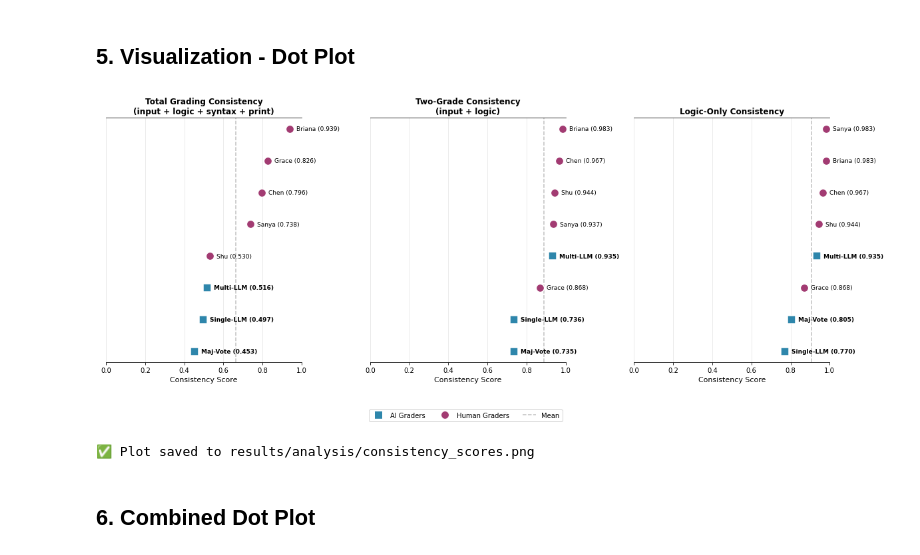
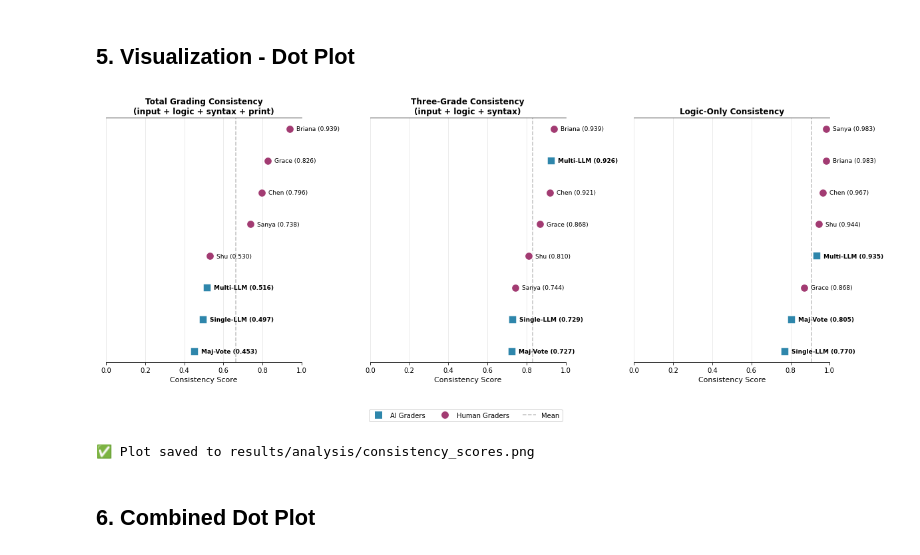
Before and after one commit to maobupa/multi-agent-autograder, a Jupyter notebook: consistency_analysis.ipynb, the cells around one changed output. Drawn from its saved outputs; the diff is of its cells as text; code cells hidden in the pictures.

Commit message:
added lenient grading prompt and relevant visualizations

```diff
--- a/consistency_analysis.ipynb
+++ b/consistency_analysis.ipynb
@@ -67,7 +78,8 @@ Total programs in multi-program clusters: 73
 # Define graders
 HUMAN_GRADERS = ['briana', 'chen', 'grace', 'sanya', 'shu']
 AI_GRADERS = ['initial', 'final', 'base']  # initial = single LLM, final = multi LLM, base = majority vote
-ALL_GRADERS = AI_GRADERS + HUMAN_GRADERS
+BASELINE_GRADERS = ['dummy']  # dummy = always gives perfect score (0 for all categories)
+ALL_GRADERS = AI_GRADERS + HUMAN_GRADERS + BASELINE_GRADERS
 
 # Define categories
 CATEGORIES = ['input', 'logic', 'syntax', 'print']
@@ -81,9 +93,11 @@ GRADER_NAMES = {
     'chen': 'Chen',
     'grace': 'Grace',
     'sanya': 'Sanya',
-    'shu': 'Shu'
+    'shu': 'Shu',
+    'dummy': 'All-Zero'  # Dummy baseline: always gives 0 (perfect) for all categories
 }
 
 print(f"Graders: {ALL_GRADERS}")
 print(f"Categories: {CATEGORIES}")
+print(f"Note: 'dummy' (All-Zero) is a baseline that gives perfect score (0) to every program")
 # %% [output]
@@ -164,6 +202,11 @@ for grader in ALL_GRADERS:
     # Total grading consistency (all 4 categories)
     total_score, total_consistent, total_pairs = calculate_consistency(
         grading_df, multi_program_clusters, grader, get_total_grade
+    )
+
+    # Three-grade consistency (input + logic + syntax, excluding print)
+    three_score, three_consistent, three_pairs = calculate_consistency(
+        grading_df, multi_program_clusters, grader, get_three_grade
     )
 
     # Two-grade consistency (input + logic only)
@@ -182,6 +225,9 @@ for grader in ALL_GRADERS:
         'total_consistency': total_score,
         'total_consistent_pairs': total_consistent,
         'total_pairs': total_pairs,
+        'three_consistency': three_score,
+        'three_consistent_pairs': three_consistent,
+        'three_pairs': three_pairs,
         'two_consistency': two_score,
         'two_consistent_pairs': two_consistent,
         'two_pairs': two_pairs,
@@ -193,6 +239,6 @@ for grader in ALL_GRADERS:
 
 results_df = pd.DataFrame(results)
 print("Consistency Scores:")
-print(results_df[['display_name', 'total_consistency', 'two_consistency', 'logic_consistency', 'total_pairs']].to_string(index=False))
+print(results_df[['display_name', 'total_consistency', 'three_consistency', 'two_consistency', 'logic_consistency', 'total_pairs']].to_string(index=False))
 # %% [output]
 Consistency Scores:
@@ -220,6 +267,13 @@ print("-"*70)
 for _, row in results_df.sort_values('total_consistency', ascending=False).iterrows():
     grader_type = "AI" if row['is_ai'] else "Human"
     print(f"  {row['display_name']:12s} [{grader_type:5s}]: {row['total_consistency']:.3f} ({row['total_consistent_pairs']}/{row['total_pairs']} pairs)")
+
+print("\n" + "-"*70)
+print("THREE-GRADE CONSISTENCY (input + logic + syntax)")
+print("-"*70)
+for _, row in results_df.sort_values('three_consistency', ascending=False).iterrows():
+    grader_type = "AI" if row['is_ai'] else "Human"
+    print(f"  {row['display_name']:12s} [{grader_type:5s}]: {row['three_consistency']:.3f} ({row['three_consistent_pairs']}/{row['three_pairs']} pairs)")
 
 print("\n" + "-"*70)
 print("TWO-GRADE CONSISTENCY (input + logic)")
@@ -247,6 +301,10 @@ print(f"\nTotal Grading Consistency:")
 print(f"  AI Graders Mean:    {ai_results['total_consistency'].mean():.3f}")
 print(f"  Human Graders Mean: {human_results['total_consistency'].mean():.3f}")
 
+print(f"\nThree-Grade Consistency (input + logic + syntax):")
+print(f"  AI Graders Mean:    {ai_results['three_consistency'].mean():.3f}")
+print(f"  Human Graders Mean: {human_results['three_consistency'].mean():.3f}")
+
 print(f"\nTwo-Grade Consistency (input + logic):")
 print(f"  AI Graders Mean:    {ai_results['two_consistency'].mean():.3f}")
 print(f"  Human Graders Mean: {human_results['two_consistency'].mean():.3f}")
@@ -284,7 +488,7 @@ human_color = '#A23B72'   # Purple for humans
 
 # Sort by consistency score for better visualization
 results_sorted_total = results_df.sort_values('total_consistency', ascending=True)
-results_sorted_two = results_df.sort_values('two_consistency', ascending=True)
+results_sorted_three = results_df.sort_values('three_consistency', ascending=True)
 results_sorted_logic = results_df.sort_values('logic_consistency', ascending=True)
 
 # --- Plot 1: Total Grading Consistency ---
@@ -312,25 +516,25 @@ ax1.grid(axis='x', alpha=0.3)
 ax1.spines['right'].set_visible(False)
 ax1.spines['left'].set_visible(False)
 
-# --- Plot 2: Two-Grade Consistency ---
+# --- Plot 2: Three-Grade Consistency ---
 ax2 = axes[1]
 
-for i, (_, row) in enumerate(results_sorted_two.iterrows()):
+for i, (_, row) in enumerate(results_sorted_three.iterrows()):
     color = ai_color if row['is_ai'] else human_color
     marker = 's' if row['is_ai'] else 'o'
-    ax2.scatter(row['two_consistency'], i, c=color, s=150, marker=marker,
+    ax2.scatter(row['three_consistency'], i, c=color, s=150, marker=marker,
                 edgecolors='white', linewidths=1.5, zorder=3)
-    ax2.annotate(f"{row['display_name']} ({row['two_consistency']:.3f})",
-                 xy=(row['two_consistency'], i),
+    ax2.annotate(f"{row['display_name']} ({row['three_consistency']:.3f})",
+                 xy=(row['three_consistency'], i),
                  xytext=(10, 0), textcoords='offset points',
                  fontsize=9, va='center', fontweight='bold' if row['is_ai'] else 'normal',
                  clip_on=False)
 
 ax2.set_yticks([])
 ax2.set_xlabel('Consistency Score', fontsize=11)
-ax2.set_title('Two-Grade Consistency\n(input + logic)', fontsize=12, fontweight='bold')
+ax2.set_title('Three-Grade Consistency\n(input + logic + syntax)', fontsize=12, fontweight='bold')
 ax2.set_xlim(0, 1)
-ax2.axvline(x=results_df['two_consistency'].mean(), color='gray', linestyle='--', alpha=0.5, label='Mean')
+ax2.axvline(x=results_df['three_consistency'].mean(), color='gray', linestyle='--', alpha=0.5, label='Mean')
 ax2.grid(axis='x', alpha=0.3)
 ax2.spines['right'].set_visible(False)
 ax2.spines['left'].set_visible(False)
@@ -346,34 +550,34 @@ for i, (_, row) in enumerate(results_sorted_logic.iterrows()):
     ax3.annotate(f"{row['display_name']} ({row['logic_consistency']:.3f})",
                  xy=(row['logic_consistency'], i),
                  xytext=(10, 0), textcoords='offset points',
                  fontsize=9, va='center', fontweight='bold' if row['is_ai'] else 'normal',
                  clip_on=False)
 
 ax3.set_yticks([])
 ax3.set_xlabel('Consistency Score', fontsize=11)
 ax3.set_title('Logic-Only Consistency', fontsize=12, fontweight='bold')
 ax3.set_xlim(0, 1)
 ax3.axvline(x=results_df['logic_consistency'].mean(), color='gray', linestyle='--', alpha=0.5, label='Mean')
 ax3.grid(axis='x', alpha=0.3)
 ax3.spines['right'].set_visible(False)
 ax3.spines['left'].set_visible(False)
 
 # Add legend
 legend_elements = [
     Line2D([0], [0], marker='s', color='w', markerfacecolor=ai_color, markersize=12, label='AI Graders'),
     Line2D([0], [0], marker='o', color='w', markerfacecolor=human_color, markersize=12, label='Human Graders'),
     Line2D([0], [0], color='gray', linestyle='--', alpha=0.5, label='Mean')
 ]
 fig.legend(handles=legend_elements, loc='upper center', ncol=3, bbox_to_anchor=(0.5, 0.02))
 
 # Adjust subplot spacing to leave room for annotations on the right
 plt.subplots_adjust(bottom=0.15, right=0.88, wspace=0.35)
 plt.savefig('results/analysis/consistency_scores.png', dpi=150, bbox_inches='tight')
 plt.show()
 
 print("\n✅ Plot saved to results/analysis/consistency_scores.png")
 # %% [output]
-[figure, old version]
+[figure, new version]
 ✅ Plot saved to results/analysis/consistency_scores.png
 # %% [markdown]
 ## 6. Combined Dot Plot
```
Also changed, not shown: parts of 54 cells of this notebook, 2 other files.
